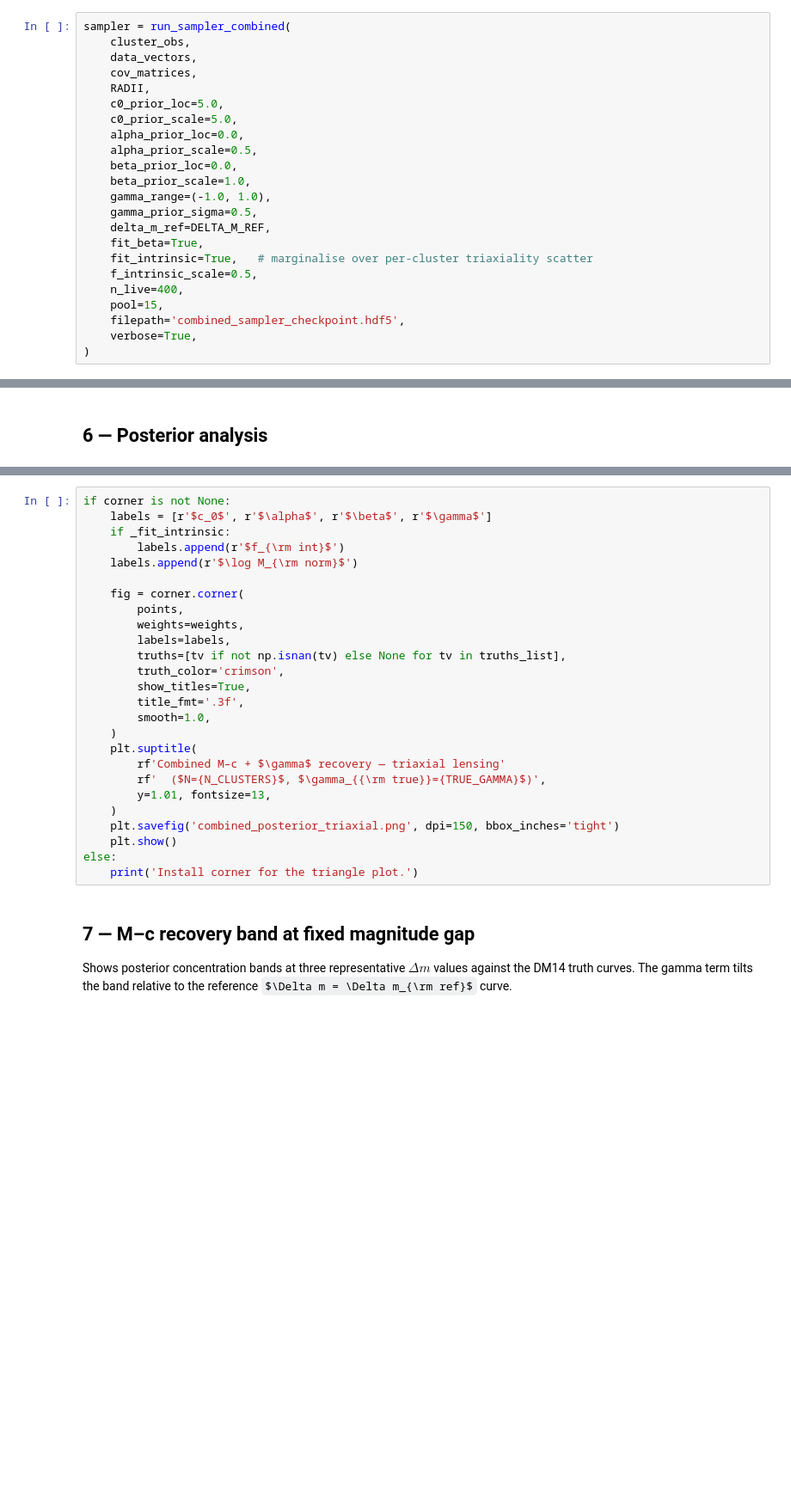
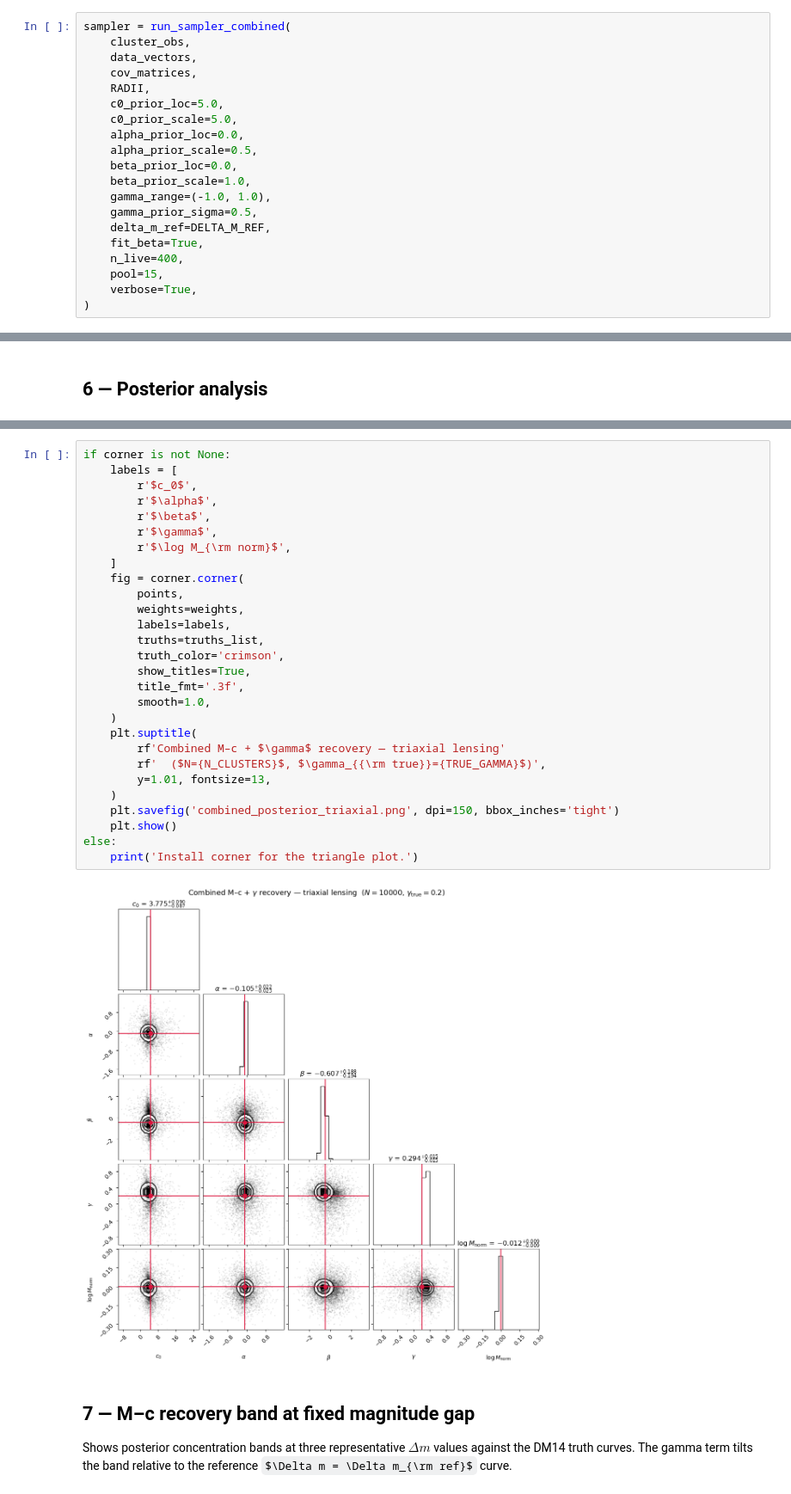
Before and after one commit to andrevitorelli/destacking, a Jupyter notebook: notebooks/combined_recovery_lensing_triaxial.ipynb, the cells around one changed output, grey strips where cells are left out. Shown at 86% size. Cells and saved outputs as stored; diff of their text form; some formulas as TeX source; blank space fills up the shorter version.

```diff
--- a/notebooks/combined_recovery_lensing_triaxial.ipynb
+++ b/notebooks/combined_recovery_lensing_triaxial.ipynb
@@ -453,11 +451,8 @@ sampler = run_sampler_combined(
     gamma_prior_sigma=0.5,
     delta_m_ref=DELTA_M_REF,
     fit_beta=True,
-    fit_intrinsic=True,   # marginalise over per-cluster triaxiality scatter
-    f_intrinsic_scale=0.5,
     n_live=400,
     pool=15,
-    filepath='combined_sampler_checkpoint.hdf5',
     verbose=True,
 )
 # %% [output]
@@ -527,29 +505,33 @@ for name, samp, tv in zip(names_list, samples_list, truths_list):
 # %%
 if corner is not None:
-    labels = [r'$c_0$', r'$\alpha$', r'$\beta$', r'$\gamma$']
-    if _fit_intrinsic:
-        labels.append(r'$f_{\rm int}$')
-    labels.append(r'$\log M_{\rm norm}$')
-
+    labels = [
+        r'$c_0$',
+        r'$\alpha$',
+        r'$\beta$',
+        r'$\gamma$',
+        r'$\log M_{\rm norm}$',
+    ]
     fig = corner.corner(
         points,
         weights=weights,
         labels=labels,
-        truths=[tv if not np.isnan(tv) else None for tv in truths_list],
+        truths=truths_list,
         truth_color='crimson',
         show_titles=True,
         title_fmt='.3f',
         smooth=1.0,
     )
     plt.suptitle(
         rf'Combined M–c + $\gamma$ recovery — triaxial lensing'
         rf'  ($N={N_CLUSTERS}$, $\gamma_{{\rm true}}={TRUE_GAMMA}$)',
         y=1.01, fontsize=13,
     )
     plt.savefig('combined_posterior_triaxial.png', dpi=150, bbox_inches='tight')
     plt.show()
 else:
     print('Install corner for the triangle plot.')
+# %% [output]
+[figure, added]
 # %% [markdown]
 ## 7 — M–c recovery band at fixed magnitude gap
 
```
Also changed, not shown: parts of 12 cells of this notebook, 1 other file.
